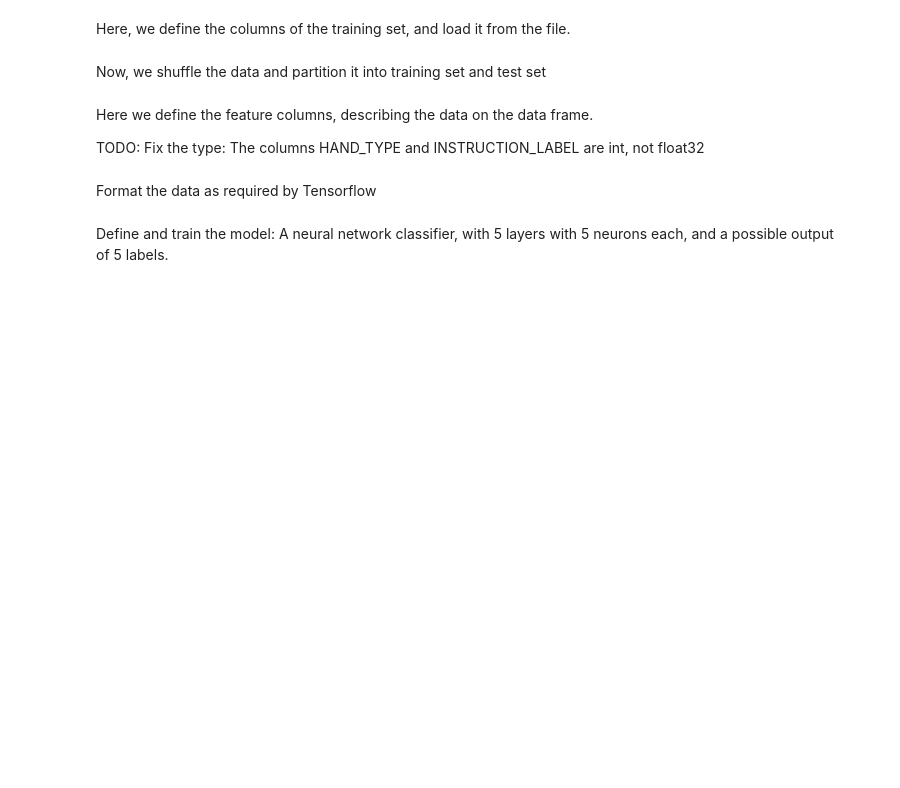
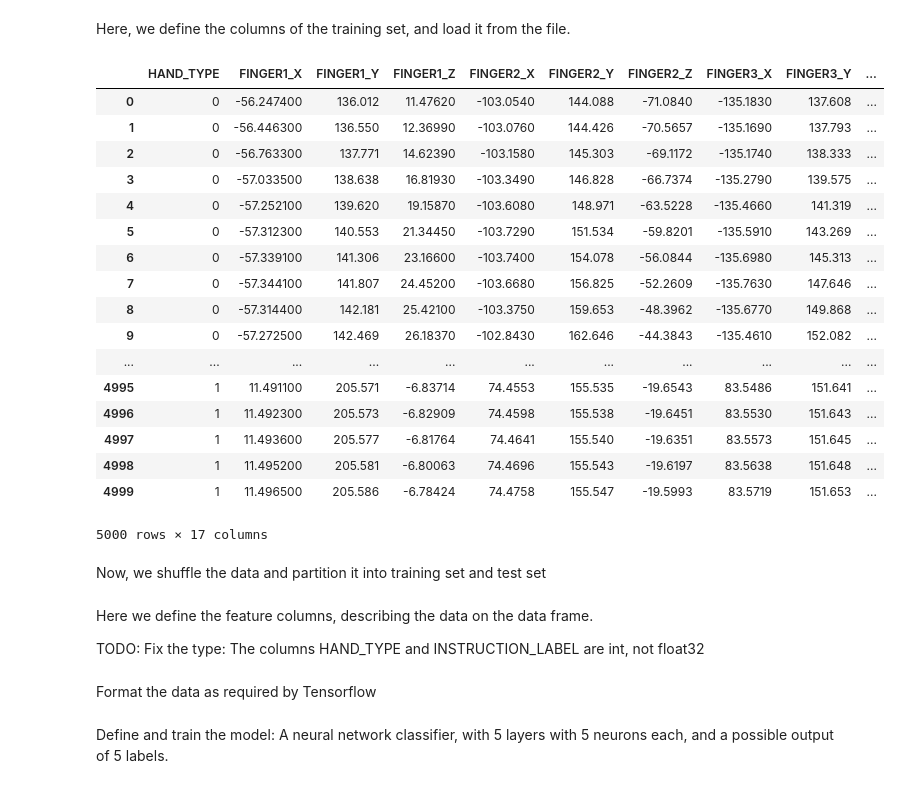
Before and after one commit to ellerenad/RoboArmController, a Jupyter notebook: src/training/RoboArmControllerTraining.ipynb, the cells around one changed output. Drawn from its saved outputs; the diff is of its cells as text; code cells hidden in the pictures; blank space fills up the shorter version.

```diff
--- a/src/training/RoboArmControllerTraining.ipynb
+++ b/src/training/RoboArmControllerTraining.ipynb
@@ -7,19 +7,35 @@ Here, we define the columns of the training set, and load it from the file.
 # %%
 trainingSetStamp='1560159859969'
 training_column_names=["HAND_TYPE",
               "FINGER1_X", "FINGER1_Y", "FINGER1_Z",
               "FINGER2_X", "FINGER2_Y", "FINGER2_Z",
               "FINGER3_X", "FINGER3_Y", "FINGER3_Z",
               "FINGER4_X", "FINGER4_Y", "FINGER4_Z",
               "FINGER5_X", "FINGER5_Y", "FINGER5_Z"]
-column_names=["HAND_TYPE",
-              "FINGER1_X", "FINGER1_Y", "FINGER1_Z",
-              "FINGER2_X", "FINGER2_Y", "FINGER2_Z",
-              "FINGER3_X", "FINGER3_Y", "FINGER3_Z",
-              "FINGER4_X", "FINGER4_Y", "FINGER4_Z",
-              "FINGER5_X", "FINGER5_Y", "FINGER5_Z",
-              "INSTRUCTION_LABEL"]
+column_names=training_column_names[:]
+column_names.append("INSTRUCTION_LABEL")
 data = pd.read_csv('../../trainingAssets/sets/trainingSet_'+trainingSetStamp+'.txt', sep="|", header=None, names=column_names)
+
+data
+# %% [output]
+|  | HAND_TYPE | FINGER1_X | FINGER1_Y | FINGER1_Z | FINGER2_X | FINGER2_Y | FINGER2_Z | FINGER3_X | FINGER3_Y | ... |
+| 0 | 0 | -56.247400 | 136.012 | 11.47620 | -103.0540 | 144.088 | -71.0840 | -135.1830 | 137.608 | ... |
+| 1 | 0 | -56.446300 | 136.550 | 12.36990 | -103.0760 | 144.426 | -70.5657 | -135.1690 | 137.793 | ... |
+| 2 | 0 | -56.763300 | 137.771 | 14.62390 | -103.1580 | 145.303 | -69.1172 | -135.1740 | 138.333 | ... |
+| 3 | 0 | -57.033500 | 138.638 | 16.81930 | -103.3490 | 146.828 | -66.7374 | -135.2790 | 139.575 | ... |
+| 4 | 0 | -57.252100 | 139.620 | 19.15870 | -103.6080 | 148.971 | -63.5228 | -135.4660 | 141.319 | ... |
+| 5 | 0 | -57.312300 | 140.553 | 21.34450 | -103.7290 | 151.534 | -59.8201 | -135.5910 | 143.269 | ... |
+| 6 | 0 | -57.339100 | 141.306 | 23.16600 | -103.7400 | 154.078 | -56.0844 | -135.6980 | 145.313 | ... |
+| 7 | 0 | -57.344100 | 141.807 | 24.45200 | -103.6680 | 156.825 | -52.2609 | -135.7630 | 147.646 | ... |
+| 8 | 0 | -57.314400 | 142.181 | 25.42100 | -103.3750 | 159.653 | -48.3962 | -135.6770 | 149.868 | ... |
+| 9 | 0 | -57.272500 | 142.469 | 26.18370 | -102.8430 | 162.646 | -44.3843 | -135.4610 | 152.082 | ... |
+| ... | ... | ... | ... | ... | ... | ... | ... | ... | ... | ... |
+| 4995 | 1 | 11.491100 | 205.571 | -6.83714 | 74.4553 | 155.535 | -19.6543 | 83.5486 | 151.641 | ... |
+| 4996 | 1 | 11.492300 | 205.573 | -6.82909 | 74.4598 | 155.538 | -19.6451 | 83.5530 | 151.643 | ... |
+| 4997 | 1 | 11.493600 | 205.577 | -6.81764 | 74.4641 | 155.540 | -19.6351 | 83.5573 | 151.645 | ... |
+| 4998 | 1 | 11.495200 | 205.581 | -6.80063 | 74.4696 | 155.543 | -19.6197 | 83.5638 | 151.648 | ... |
+| 4999 | 1 | 11.496500 | 205.586 | -6.78424 | 74.4758 | 155.547 | -19.5993 | 83.5719 | 151.653 | ... |
+5000 rows × 17 columns
 # %% [markdown]
 Now, we shuffle the data and partition it into training set and test set
 # %%
```
Also changed, not shown: parts of 3 cells of this notebook.
